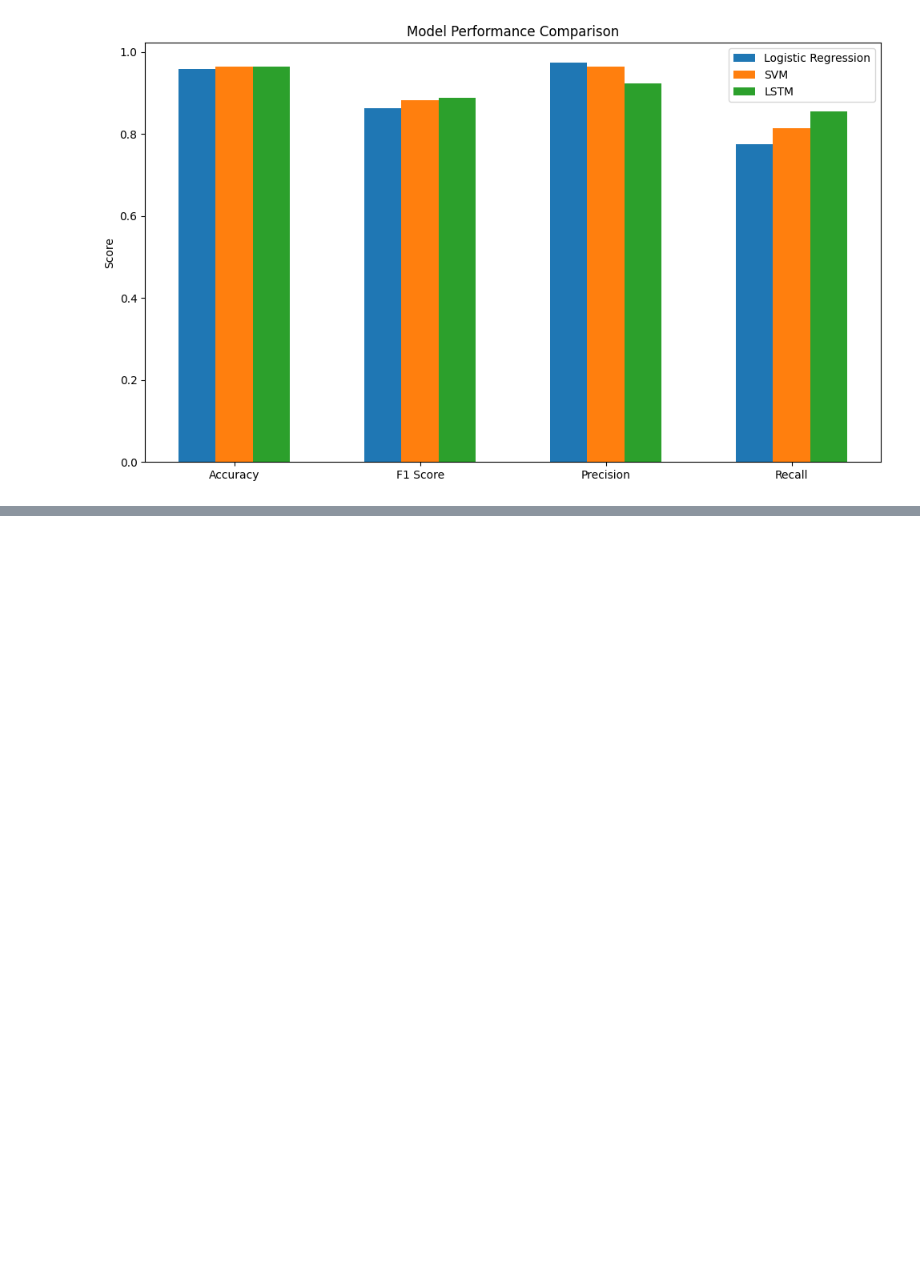
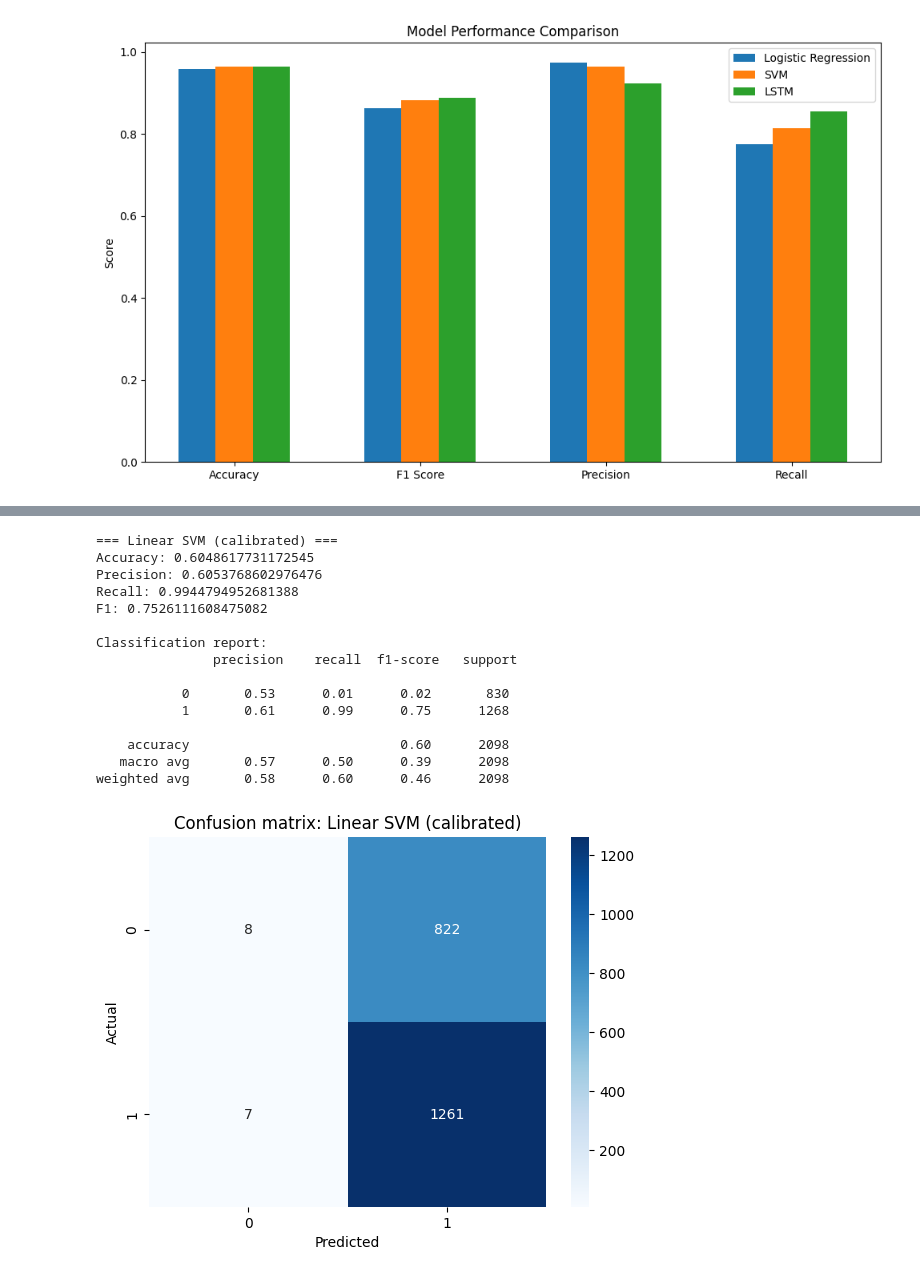
Before and after one commit to devyaniiiiii/Machine_learning_CA_2, a Jupyter notebook: FakeNews_India_Colab_(2).ipynb, the cells around one changed output, grey strips where cells are left out. Saved outputs shown, nothing was run; the diff lists cells and outputs as text; code cells hidden in the pictures; blank space fills up the shorter version.

```diff
--- a/FakeNews_India_Colab_(2).ipynb
+++ b/FakeNews_India_Colab_(2).ipynb
@@ -359,0 +691,33 @@ plt.show()
+# %%
+# Cell 13 — Model 2: Support Vector Machine (Linear SVM) training & evaluation
+# Comment: Use LinearSVC or SVC with linear kernel. We use SVC(probability=False) may be slower; here we use LinearSVC for speed.
+from sklearn.svm import LinearSVC
+from sklearn.calibration import CalibratedClassifierCV
+
+# LinearSVC does not give probabilities; we can wrap it with calibration if needed.
+svc = LinearSVC(class_weight='balanced', random_state=RANDOM_SEED, max_iter=5000)
+svc.fit(X_train_tfidf, y_train)
+# Optionally calibrate for probabilities (not necessary for classification metrics)
+calibrated_svc = CalibratedClassifierCV(svc)  # this will be slower
+calibrated_svc.fit(X_train_tfidf, y_train)
+
+y_pred_svc = calibrated_svc.predict(X_test_tfidf)
+print_metrics(y_test, y_pred_svc, 'Linear SVM (calibrated)')
+# Comment: SVMs often perform well on text; calibration provides probabilities if needed.
+# %% [output]
+=== Linear SVM (calibrated) ===
+Accuracy: 0.6048617731172545
+Precision: 0.6053768602976476
+Recall: 0.9944794952681388
+F1: 0.7526111608475082
+
+Classification report:
+               precision    recall  f1-score   support
+
+           0       0.53      0.01      0.02       830
+           1       0.61      0.99      0.75      1268
+
+    accuracy                           0.60      2098
+   macro avg       0.57      0.50      0.39      2098
+weighted avg       0.58      0.60      0.46      2098
+[figure, added]
```
Also changed, not shown: parts of 16 cells of this notebook.
